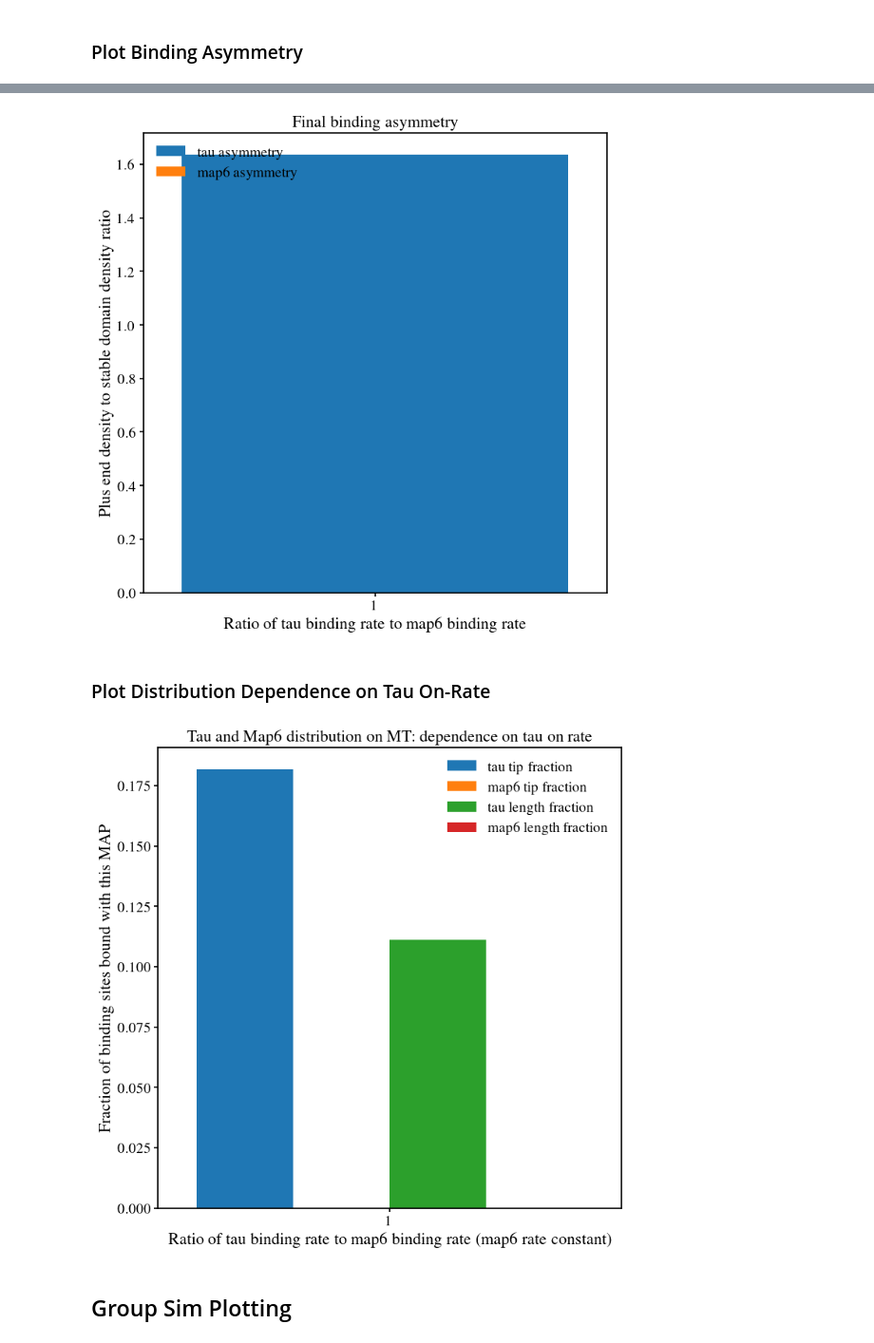
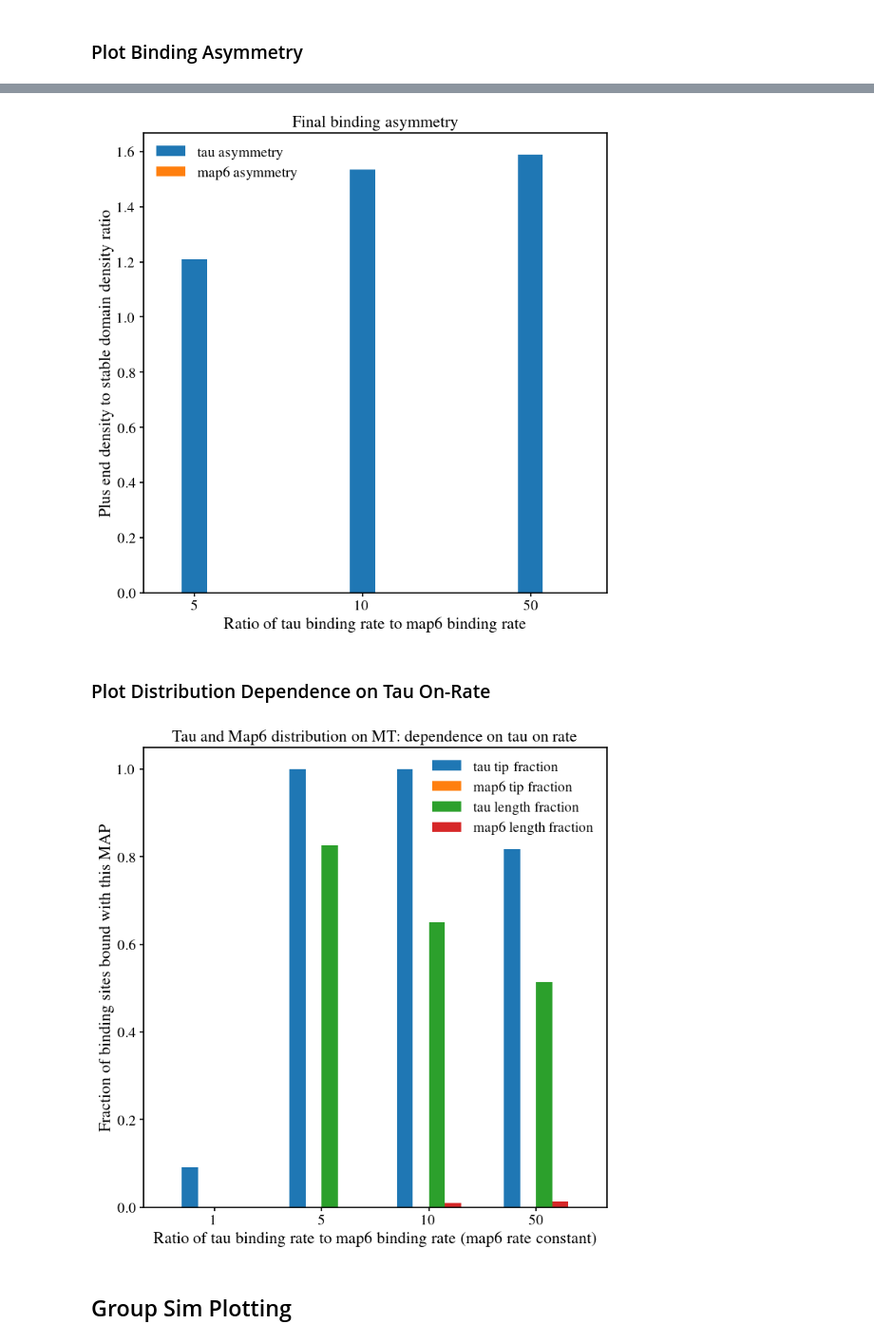
Before and after one commit to CWU-Computational-Biophysics/tau_mts, a Jupyter notebook: figures.ipynb, the cells around one changed output, grey strips where cells are left out. Shown at 95% size. Saved outputs shown, nothing was run; the diff lists cells and outputs as text; code cells hidden in the pictures.

```diff
--- a/figures.ipynb
+++ b/figures.ipynb
@@ -32,7 +32,7 @@ from processing import load_mat_dir
 from distributions import plot_clusters, create_protein_animation
 # %%
 # define the data directory
-DATA_DIR = Path("data")
+DATA_DIR = Path("data", "paper1_true")
 
 # configure the figure save directory
 FIGURE_DIR = Path("figures", DATA_DIR.parts[-1])
@@ -154,7 +157,7 @@ ax.legend(loc="upper left")
 # save the figure
 fig.savefig(FIGURE_DIR / r"asymm_effect")
 # %% [output]
-[figure, old version]
+[figure, new version]
 # %% [markdown]
 ### Plot Distribution Dependence on Tau On-Rate
 # %%
@@ -173,37 +176,34 @@ group_data = {
     "tau length fraction": data_avg_df["tau_frac_length"],
     "map6 length fraction": data_avg_df["map6_frac_length"],
 }
 group_labels = data_avg_df.index
-
-# define the colors
-colors = ["orange", "blue", "grey", "green"]
 
 # define the figure
 fig, ax = plt.subplots()
 
 # plot the data
 fig, ax = grouped_bar_plot(
     fig, ax,
     group_data,
     group_labels,
     multiplier=-1/2,
     colors=DEFAULT_COLORMAP)
 
 # add a margin via xmargin to the x axis
 ax.margins(x=0.1)
 
 # set the labels
 ax.set_xlabel(r"Ratio of tau binding rate to map6 binding rate (map6 rate constant)")
 ax.set_ylabel(r"Fraction of binding sites bound with this MAP")
 ax.set_title(r"Tau and Map6 distribution on MT: dependence on tau on rate")
 
 # add a legend
 ax.legend()
 
 # save the figure
 fig.savefig(FIGURE_DIR / r"binding_distribution_grouped")
 # %% [output]
-[figure, old version]
+[figure, new version]
 # %% [markdown]
 ## Group Sim Plotting
 # %% [markdown]
```
Also changed, not shown: parts of 10 cells of this notebook, 7 other files.
